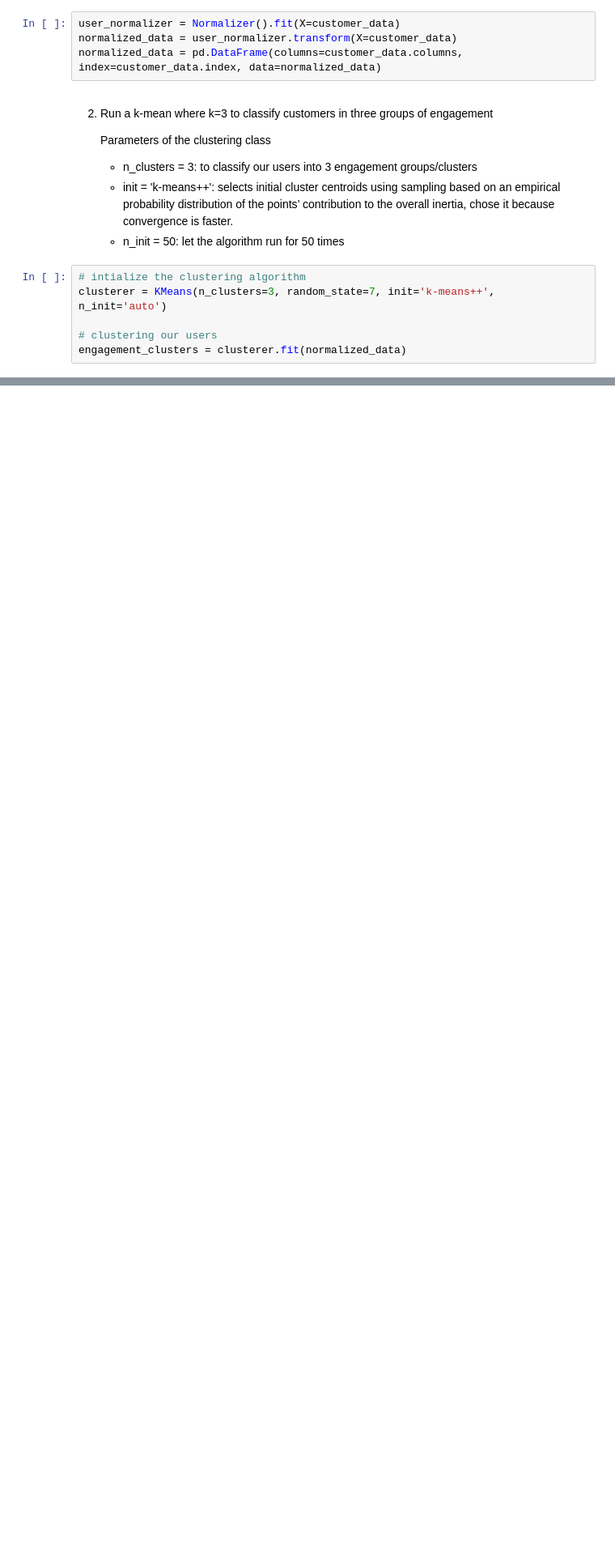
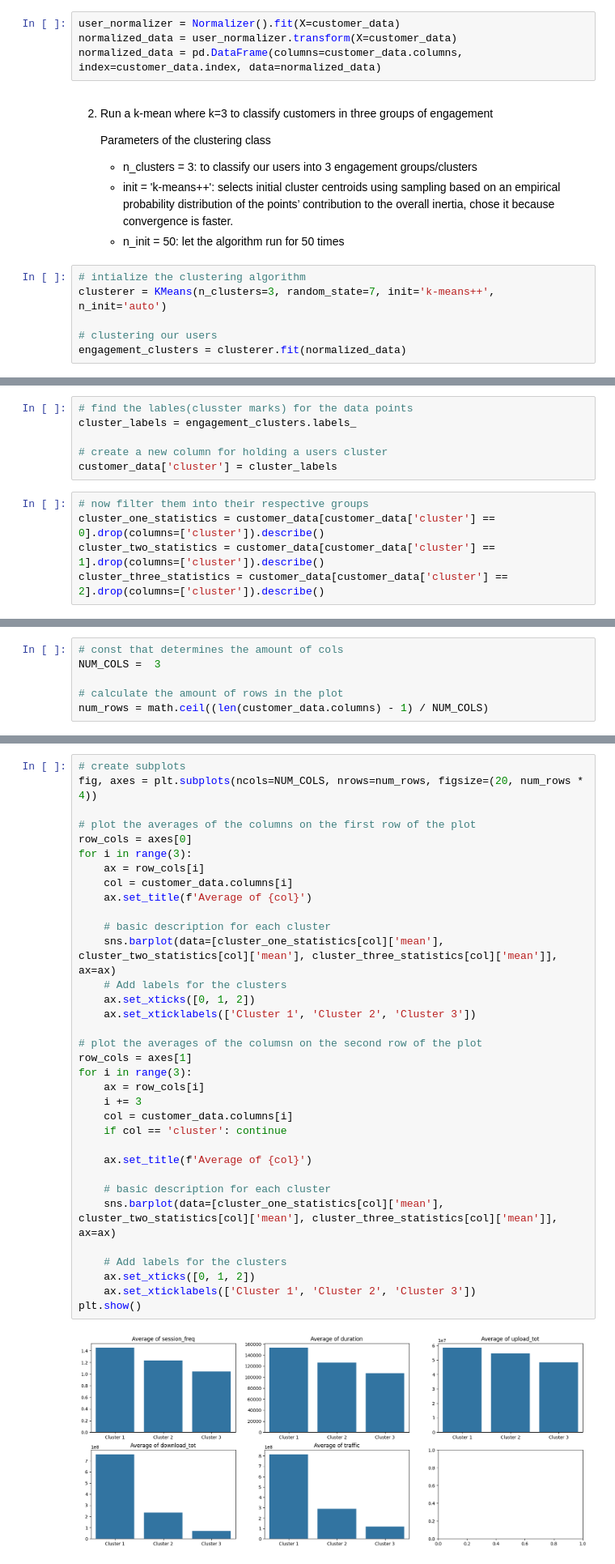
Before and after one commit to WildCayote/TellCo-Profitability-Opportunity-Analysis, a Jupyter notebook: notebooks/user_engagement_analysis.ipynb, the cells around one changed output, grey strips where cells are left out. Shown at 81% size. Cells and saved outputs as stored; diff of their text form; blank space fills up the shorter version.

Commit message:
Feat: Finished plotting the min, max, average and total of the features for the three categories

```diff
--- a/notebooks/user_engagement_analysis.ipynb
+++ b/notebooks/user_engagement_analysis.ipynb
@@ -202,0 +206,11 @@ engagement_clusters = clusterer.fit(normalized_data)
+# %%
+# find the lables(clusster marks) for the data points
+cluster_labels = engagement_clusters.labels_
+
+# create a new column for holding a users cluster
+customer_data['cluster'] = cluster_labels
+# %%
+# now filter them into their respective groups
+cluster_one_statistics = customer_data[customer_data['cluster'] == 0].drop(columns=['cluster']).describe()
+cluster_two_statistics = customer_data[customer_data['cluster'] == 1].drop(columns=['cluster']).describe()
+cluster_three_statistics = customer_data[customer_data['cluster'] == 2].drop(columns=['cluster']).describe()
@@ -202,0 +231,6 @@ engagement_clusters = clusterer.fit(normalized_data)
+# %%
+# const that determines the amount of cols
+NUM_COLS =  3
+
+# calculate the amount of rows in the plot
+num_rows = math.ceil((len(customer_data.columns) - 1) / NUM_COLS)
@@ -202,0 +239,36 @@ engagement_clusters = clusterer.fit(normalized_data)
+# %%
+# create subplots
+fig, axes = plt.subplots(ncols=NUM_COLS, nrows=num_rows, figsize=(20, num_rows * 4))
+
+# plot the averages of the columns on the first row of the plot
+row_cols = axes[0]
+for i in range(3):
+    ax = row_cols[i]
+    col = customer_data.columns[i]
+    ax.set_title(f'Average of {col}')
+
+    # basic description for each cluster
+    sns.barplot(data=[cluster_one_statistics[col]['mean'], cluster_two_statistics[col]['mean'], cluster_three_statistics[col]['mean']], ax=ax)
+    # Add labels for the clusters
+    ax.set_xticks([0, 1, 2])
+    ax.set_xticklabels(['Cluster 1', 'Cluster 2', 'Cluster 3'])
+
+# plot the averages of the columsn on the second row of the plot
+row_cols = axes[1]
+for i in range(3):
+    ax = row_cols[i]
+    i += 3
+    col = customer_data.columns[i]
+    if col == 'cluster': continue
+
+    ax.set_title(f'Average of {col}')
+
+    # basic description for each cluster
+    sns.barplot(data=[cluster_one_statistics[col]['mean'], cluster_two_statistics[col]['mean'], cluster_three_statistics[col]['mean']], ax=ax)
+
+    # Add labels for the clusters
+    ax.set_xticks([0, 1, 2])
+    ax.set_xticklabels(['Cluster 1', 'Cluster 2', 'Cluster 3'])
+plt.show()
+# %% [output]
+[figure, added]
```
Also changed, not shown: parts of 10 cells of this notebook.
